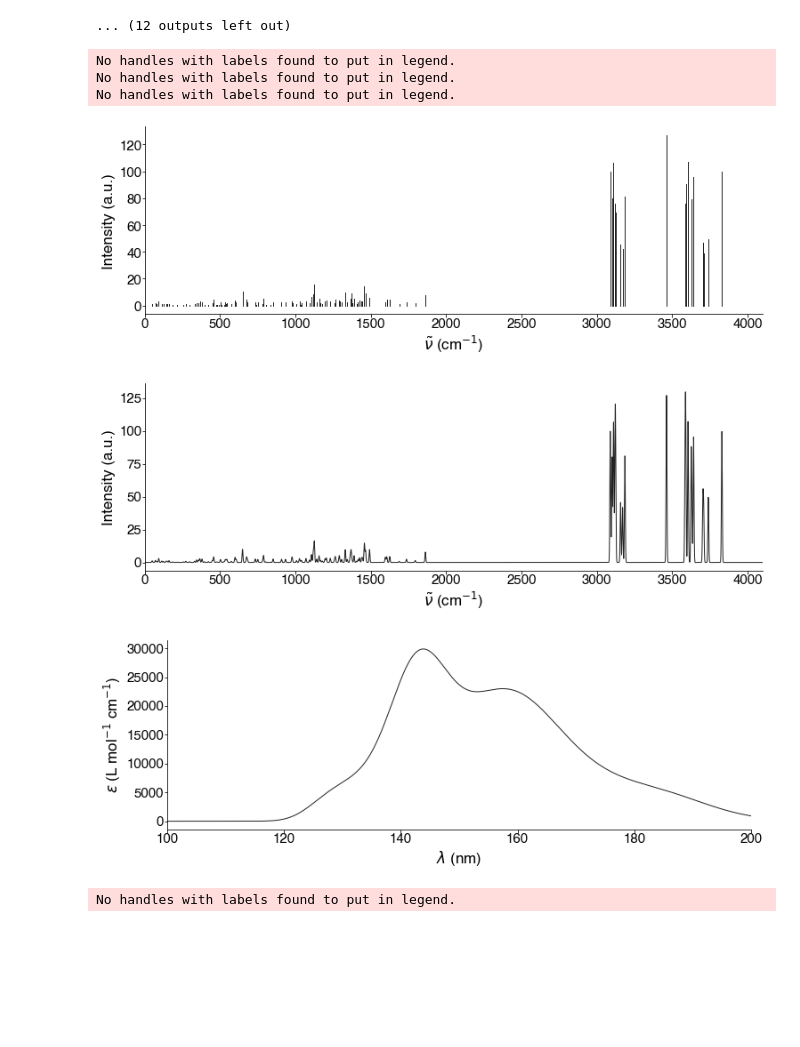
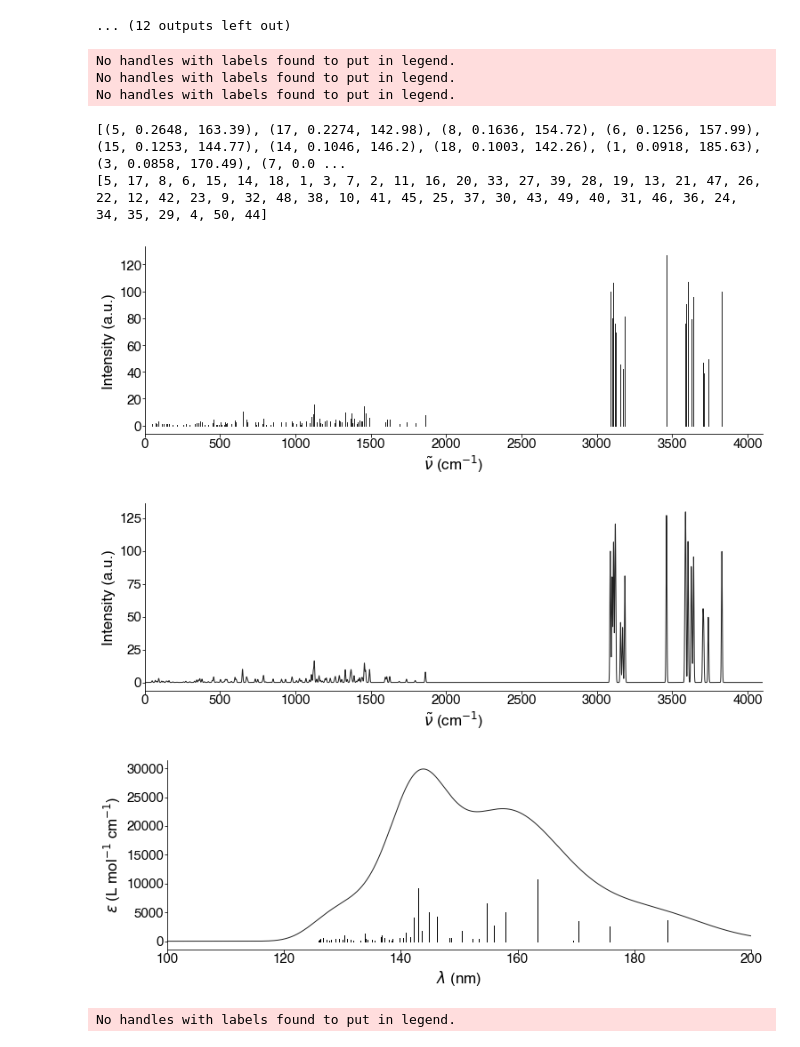
Before and after one commit to oscarigrexas/eomt-oscar, a Jupyter notebook: exploration/plot-spectra.ipynb, the cells around one changed output. Saved outputs shown, nothing was run; the diff lists cells and outputs as text; code cells hidden in the pictures; blank space fills up the shorter version.

```diff
--- a/exploration/plot-spectra.ipynb
+++ b/exploration/plot-spectra.ipynb
@@ -727,21 +727,23 @@ No handles with labels found to put in legend.
 # %%
 sys = System(name='STX')
 sys.load_uv('/Users/oscar/Dropbox/s3/flowers-and-stx/stx/uv-stx.log')
 sys.get_wn('/Users/oscar/Dropbox/s3/flowers-and-stx/stx/raman-stx.log')
 sys.load_raman('/Users/oscar/Dropbox/s3/flowers-and-stx/stx/raman-stx.log')
 f, ax = plot_raman(sys, mode='skeleton', height=4)
 pu.save_figure(f, '../images/without-envelope.pdf')
 f, ax = plot_raman(sys, mode='SL', height=4)
 pu.save_figure(f, '../images/with-envelope.pdf')
-f, ax = plot_uv(sys, height=4)
+f, ax = plot_uv(sys, height=4, states_to_plot=50)
 pu.save_figure(f, '../images/uv-envelope.pdf')
 # %% [output]
 No handles with labels found to put in legend.
 No handles with labels found to put in legend.
 No handles with labels found to put in legend.
+[(5, 0.2648, 163.39), (17, 0.2274, 142.98), (8, 0.1636, 154.72), (6, 0.1256, 157.99), (15, 0.1253, 144.77), (14, 0.1046, 146.2), (18, 0.1003, 142.26), (1, 0.0918, 185.63), (3, 0.0858, 170.49), (7, 0.0 ...
+[5, 17, 8, 6, 15, 14, 18, 1, 3, 7, 2, 11, 16, 20, 33, 27, 39, 28, 19, 13, 21, 47, 26, 22, 12, 42, 23, 9, 32, 48, 38, 10, 41, 45, 25, 37, 30, 43, 49, 40, 31, 46, 36, 24, 34, 35, 29, 4, 50, 44]
 [figure]
 [figure]
-[figure, old version]
+[figure, new version]
 # %%
 flow = load_flower('s08')
 f, ax = plot_uv(flow, states_to_plot=5, height=4)
```
Also changed, not shown: 16 other files.
